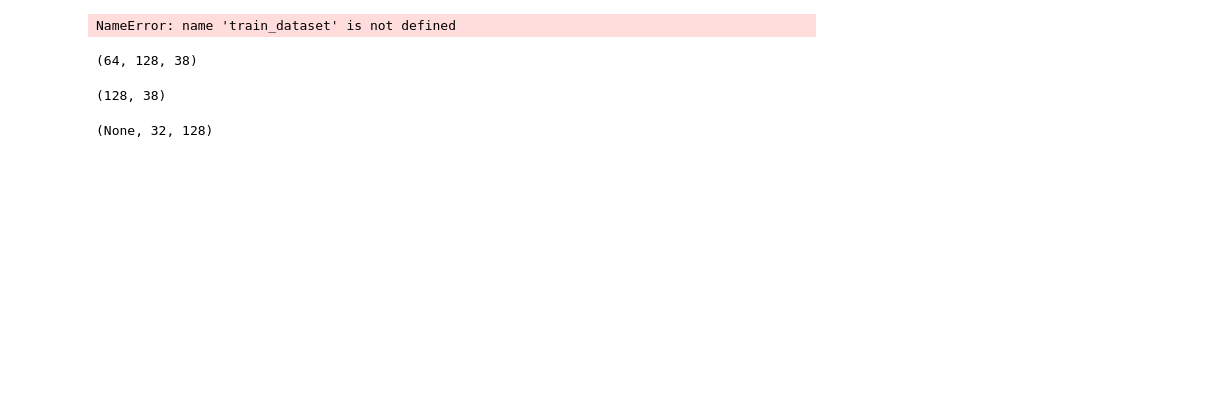
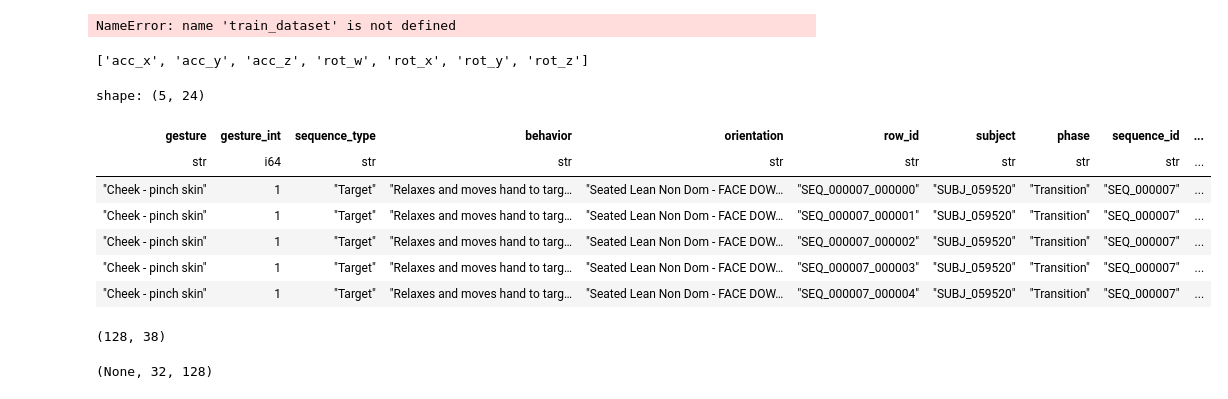
Before and after one commit to uallende/CMI-detect-behavior, a Jupyter notebook: imu_only_training.ipynb, the cells around one changed output. Saved outputs shown, nothing was run; the diff lists cells and outputs as text; code cells hidden in the pictures; blank space fills up the shorter version.

Commit message:
fixed feats processing base df

```diff
--- a/imu_only_training.ipynb
+++ b/imu_only_training.ipynb
@@ -263,10 +295,21 @@ for e in train_dataset:
     break
 # %% [output]
 NameError: name 'train_dataset' is not defined
+# %%
+imu_cols
+# %% [output]
+['acc_x', 'acc_y', 'acc_z', 'rot_w', 'rot_x', 'rot_y', 'rot_z']
 # %%
-x.shape
+base_df.head()
 # %% [output]
-(64, 128, 38)
+shape: (5, 24)
+| gesture | gesture_int | sequence_type | behavior | orientation | row_id | subject | phase | sequence_id | ... |
+| str | i64 | str | str | str | str | str | str | str | ... |
+| "Cheek - pinch skin" | 1 | "Target" | "Relaxes and moves hand to targ… | "Seated Lean Non Dom - FACE DOW… | "SEQ_000007_000000" | "SUBJ_059520" | "Transition" | "SEQ_000007" | ... |
+| "Cheek - pinch skin" | 1 | "Target" | "Relaxes and moves hand to targ… | "Seated Lean Non Dom - FACE DOW… | "SEQ_000007_000001" | "SUBJ_059520" | "Transition" | "SEQ_000007" | ... |
+| "Cheek - pinch skin" | 1 | "Target" | "Relaxes and moves hand to targ… | "Seated Lean Non Dom - FACE DOW… | "SEQ_000007_000002" | "SUBJ_059520" | "Transition" | "SEQ_000007" | ... |
+| "Cheek - pinch skin" | 1 | "Target" | "Relaxes and moves hand to targ… | "Seated Lean Non Dom - FACE DOW… | "SEQ_000007_000003" | "SUBJ_059520" | "Transition" | "SEQ_000007" | ... |
+| "Cheek - pinch skin" | 1 | "Target" | "Relaxes and moves hand to targ… | "Seated Lean Non Dom - FACE DOW… | "SEQ_000007_000004" | "SUBJ_059520" | "Transition" | "SEQ_000007" | ... |
 # %%
 input_shape = x[0].shape
 inp = tf.keras.layers.Input(shape=input_shape)
```
Also changed, not shown: parts of 2 cells of this notebook, 5 other files.
